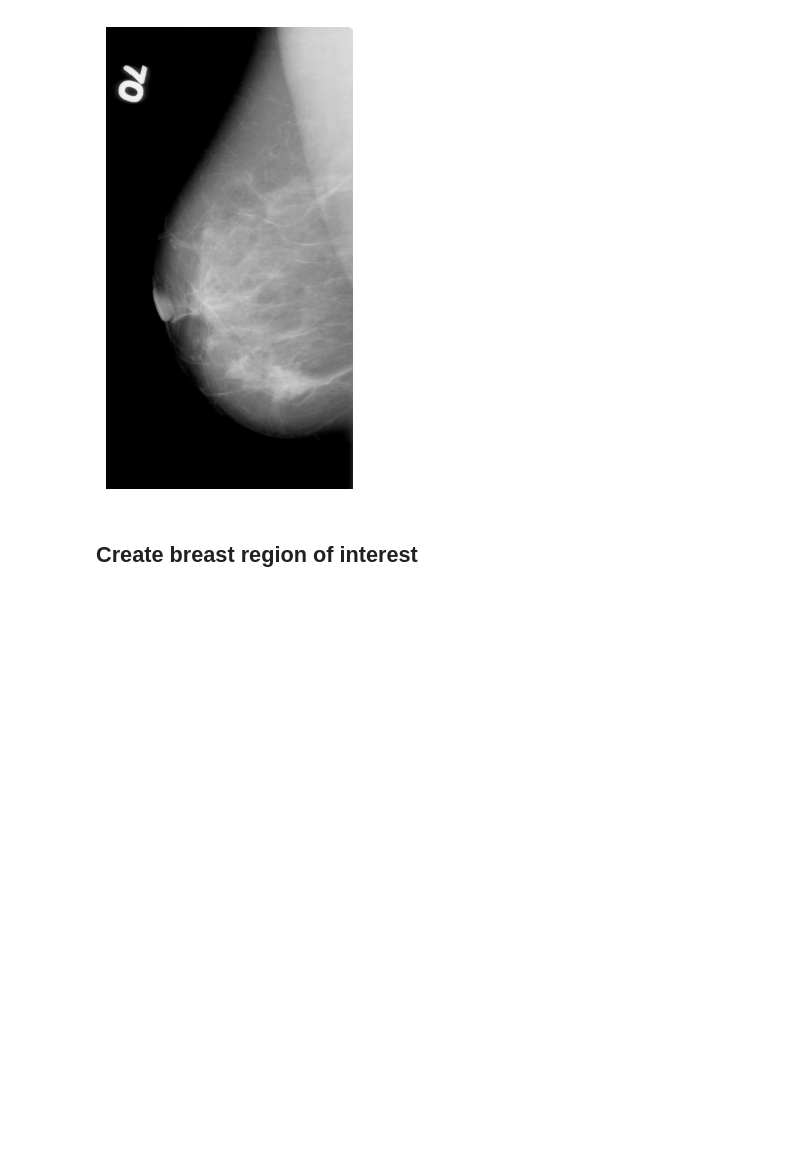
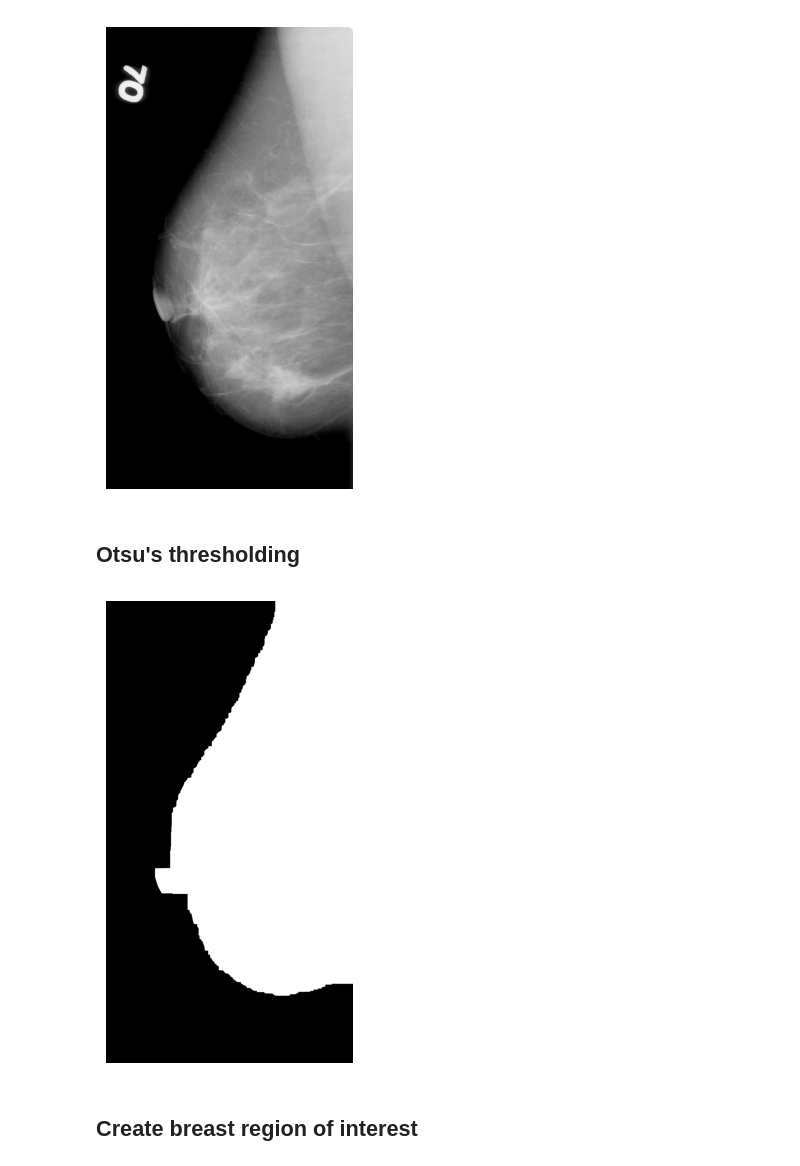
Before and after one commit to lextoumbourou/cm3070-final-project, a Jupyter notebook: notebooks/03-preprocess.ipynb, the cells around one changed output. Drawn from its saved outputs; the diff is of its cells as text; code cells hidden in the pictures; blank space fills up the shorter version.

```diff
--- a/notebooks/03-preprocess.ipynb
+++ b/notebooks/03-preprocess.ipynb
@@ -123,6 +123,18 @@ plt.axis('off')
 plt.show()
 # %% [output]
 [figure]
+# %% [markdown]
+## Otsu's thresholding
+# %%
+blurred_img = cv2.GaussianBlur(mlo_img, (5, 5), 0)
+_, breast_mask = cv2.threshold(blurred_img, 0, 255, cv2.THRESH_BINARY + cv2.THRESH_OTSU)
+morph_img = apply_morphological_transforms(breast_mask)
+plt.figure(figsize=(6, 6))
+plt.imshow(morph_img, cmap="gray")
+plt.axis('off')
+plt.show()
+# %% [output]
+[figure, added]
 # %% [markdown]
 ## Create breast region of interest
 # %%
```
Also changed, not shown: parts of 7 cells of this notebook, 3 other files.
